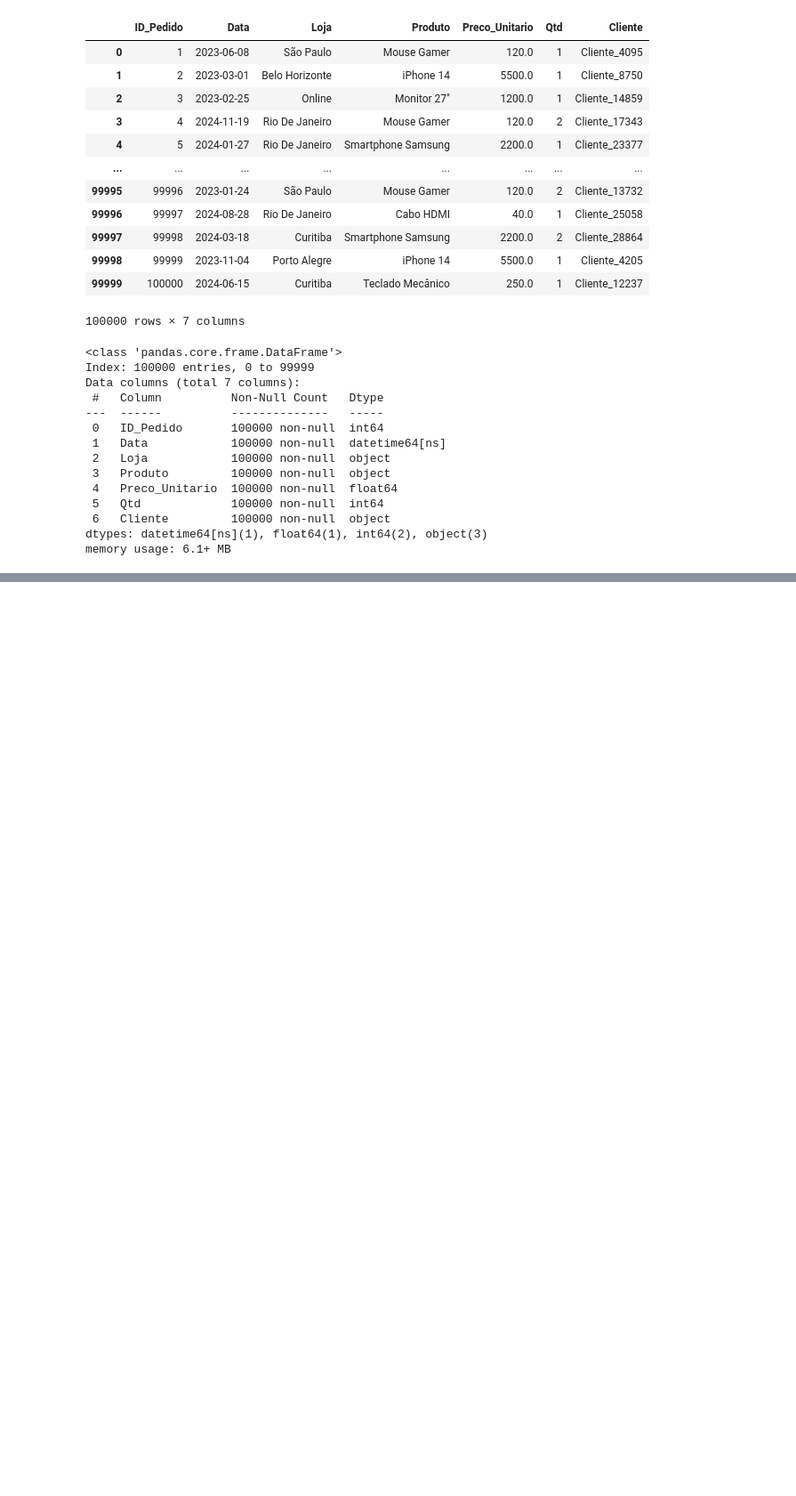
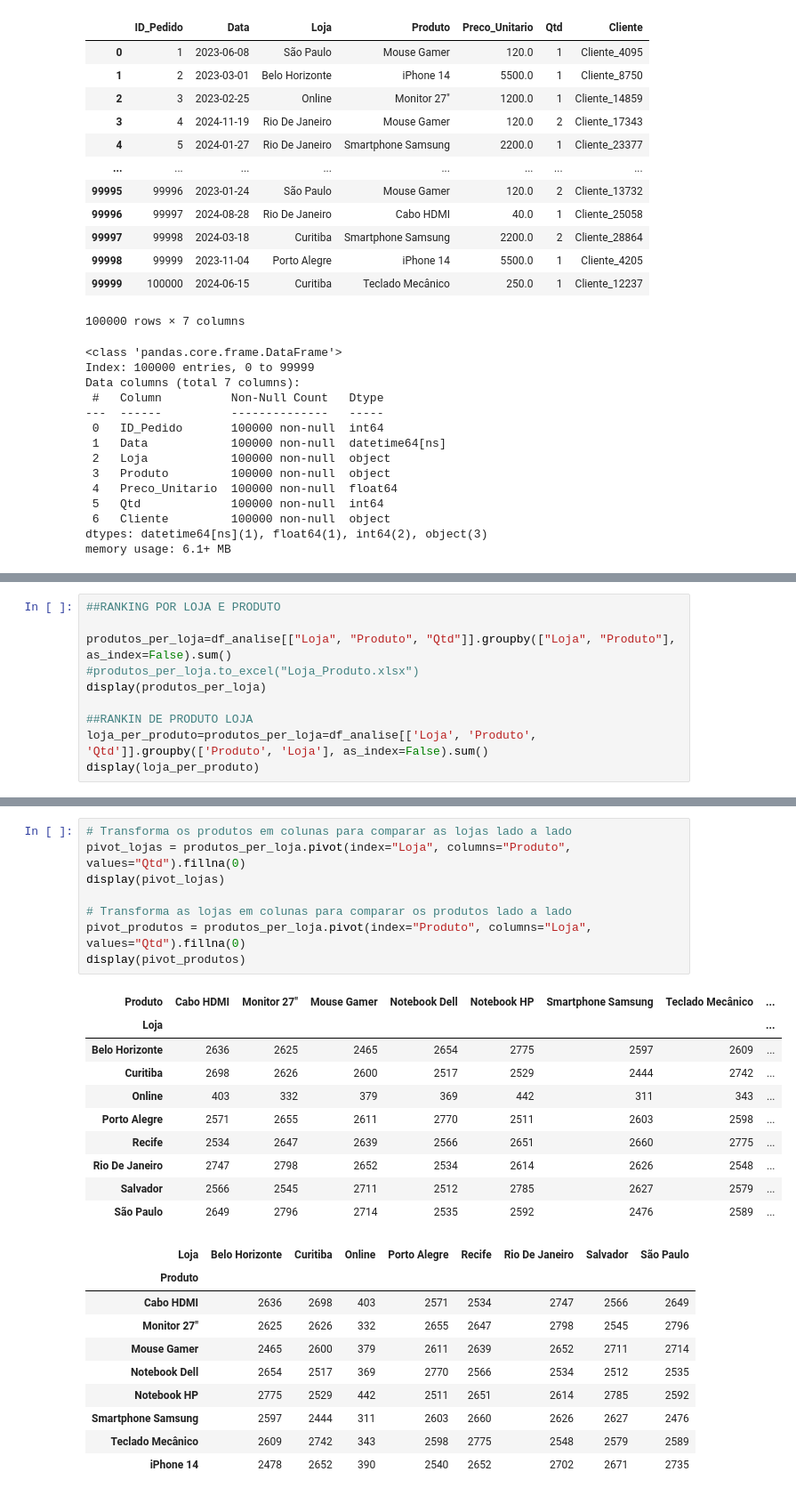
Before and after one commit to MarianoJeb/Pandas_PY, a Jupyter notebook: main.ipynb, the cells around one changed output, grey strips where cells are left out. Shown at 89% size. Drawn from its saved outputs; the diff is of its cells as text; blank space fills up the shorter version.

```diff
--- a/main.ipynb
+++ b/main.ipynb
@@ -124,0 +260,10 @@ dtype: int64
+# %%
+##RANKING POR LOJA E PRODUTO
+
+produtos_per_loja=df_analise[["Loja", "Produto", "Qtd"]].groupby(["Loja", "Produto"], as_index=False).sum()
+#produtos_per_loja.to_excel("Loja_Produto.xlsx")
+display(produtos_per_loja)
+
+##RANKIN DE PRODUTO LOJA
+loja_per_produto=produtos_per_loja=df_analise[['Loja', 'Produto', 'Qtd']].groupby(['Produto', 'Loja'], as_index=False).sum()
+display(loja_per_produto)
@@ -124,0 +297,29 @@ dtype: int64
+# %%
+# Transforma os produtos em colunas para comparar as lojas lado a lado
+pivot_lojas = produtos_per_loja.pivot(index="Loja", columns="Produto", values="Qtd").fillna(0)
+display(pivot_lojas)
+
+# Transforma as lojas em colunas para comparar os produtos lado a lado
+pivot_produtos = produtos_per_loja.pivot(index="Produto", columns="Loja", values="Qtd").fillna(0)
+display(pivot_produtos)
+# %% [output]
+| Produto | Cabo HDMI | Monitor 27" | Mouse Gamer | Notebook Dell | Notebook HP | Smartphone Samsung | Teclado Mecânico | ... |
+| Loja |  |  |  |  |  |  |  | ... |
+| Belo Horizonte | 2636 | 2625 | 2465 | 2654 | 2775 | 2597 | 2609 | ... |
+| Curitiba | 2698 | 2626 | 2600 | 2517 | 2529 | 2444 | 2742 | ... |
+| Online | 403 | 332 | 379 | 369 | 442 | 311 | 343 | ... |
+| Porto Alegre | 2571 | 2655 | 2611 | 2770 | 2511 | 2603 | 2598 | ... |
+| Recife | 2534 | 2647 | 2639 | 2566 | 2651 | 2660 | 2775 | ... |
+| Rio De Janeiro | 2747 | 2798 | 2652 | 2534 | 2614 | 2626 | 2548 | ... |
+| Salvador | 2566 | 2545 | 2711 | 2512 | 2785 | 2627 | 2579 | ... |
+| São Paulo | 2649 | 2796 | 2714 | 2535 | 2592 | 2476 | 2589 | ... |
+| Loja | Belo Horizonte | Curitiba | Online | Porto Alegre | Recife | Rio De Janeiro | Salvador | São Paulo |
+| Produto |  |  |  |  |  |  |  |  |
+| Cabo HDMI | 2636 | 2698 | 403 | 2571 | 2534 | 2747 | 2566 | 2649 |
+| Monitor 27" | 2625 | 2626 | 332 | 2655 | 2647 | 2798 | 2545 | 2796 |
+| Mouse Gamer | 2465 | 2600 | 379 | 2611 | 2639 | 2652 | 2711 | 2714 |
+| Notebook Dell | 2654 | 2517 | 369 | 2770 | 2566 | 2534 | 2512 | 2535 |
+| Notebook HP | 2775 | 2529 | 442 | 2511 | 2651 | 2614 | 2785 | 2592 |
+| Smartphone Samsung | 2597 | 2444 | 311 | 2603 | 2660 | 2626 | 2627 | 2476 |
+| Teclado Mecânico | 2609 | 2742 | 343 | 2598 | 2775 | 2548 | 2579 | 2589 |
+| iPhone 14 | 2478 | 2652 | 390 | 2540 | 2652 | 2702 | 2671 | 2735 |
```
Also changed, not shown: parts of 8 cells of this notebook, 3 other files.
